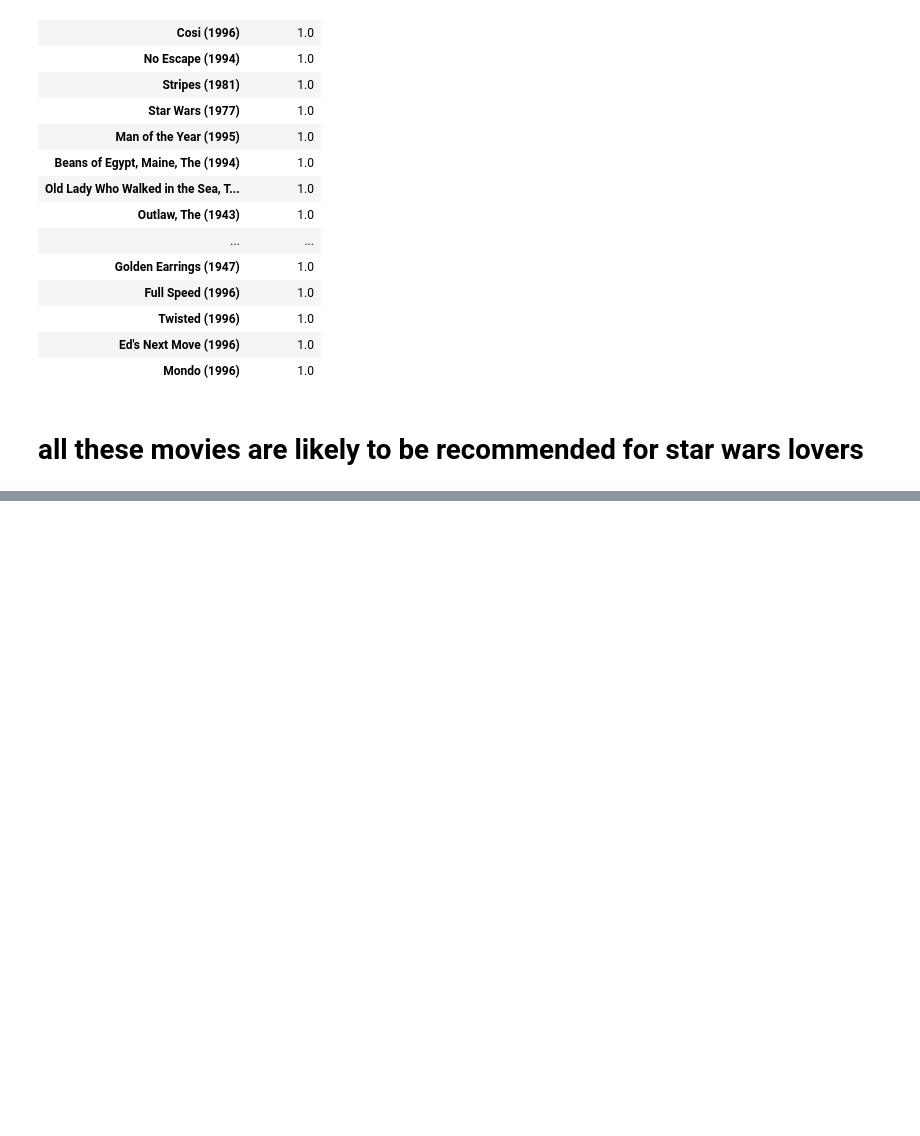
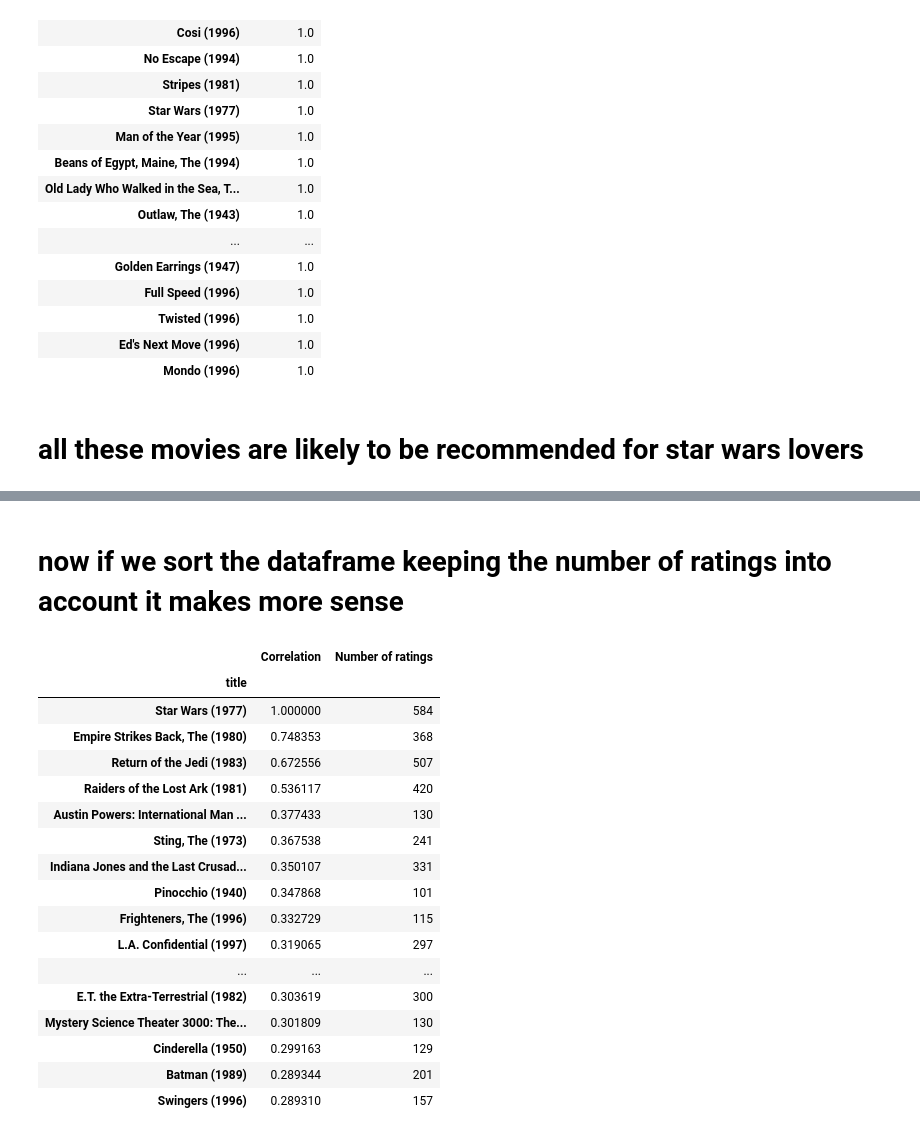
Before and after one commit to drigger091/Recomendation_engine_tryout, a Jupyter notebook: recommendation using correlation/engine.ipynb, the cells around one changed output, grey strips where cells are left out. Saved outputs shown, nothing was run; the diff lists cells and outputs as text; code cells hidden in the pictures; blank space fills up the shorter version.

```diff
--- a/recommendation using correlation/engine.ipynb
+++ b/recommendation using correlation/engine.ipynb
@@ -316,0 +319,27 @@ corr_starwars.sort_values('Correlation',ascending= False).head(20)
+# %%
+corr_starwars = corr_starwars.join(ratings['Number of ratings'])
+corr_liarliar = corr_liarliar.join(ratings['Number of ratings'])
+corr_Airforceone = corr_Airforceone.join(ratings['Number of ratings'])
+# %% [markdown]
+# now if we sort the dataframe keeping the number of ratings into account it makes more sense
+# %%
+corr_starwars[corr_starwars['Number of ratings']> 100].sort_values("Correlation",ascending= False).head(20)
+# %% [output]
+|  | Correlation | Number of ratings |
+| title |  |  |
+| Star Wars (1977) | 1.000000 | 584 |
+| Empire Strikes Back, The (1980) | 0.748353 | 368 |
+| Return of the Jedi (1983) | 0.672556 | 507 |
+| Raiders of the Lost Ark (1981) | 0.536117 | 420 |
+| Austin Powers: International Man ... | 0.377433 | 130 |
+| Sting, The (1973) | 0.367538 | 241 |
+| Indiana Jones and the Last Crusad... | 0.350107 | 331 |
+| Pinocchio (1940) | 0.347868 | 101 |
+| Frighteners, The (1996) | 0.332729 | 115 |
+| L.A. Confidential (1997) | 0.319065 | 297 |
+| ... | ... | ... |
+| E.T. the Extra-Terrestrial (1982) | 0.303619 | 300 |
+| Mystery Science Theater 3000: The... | 0.301809 | 130 |
+| Cinderella (1950) | 0.299163 | 129 |
+| Batman (1989) | 0.289344 | 201 |
+| Swingers (1996) | 0.289310 | 157 |
```
Also changed, not shown: parts of 3 cells of this notebook.
